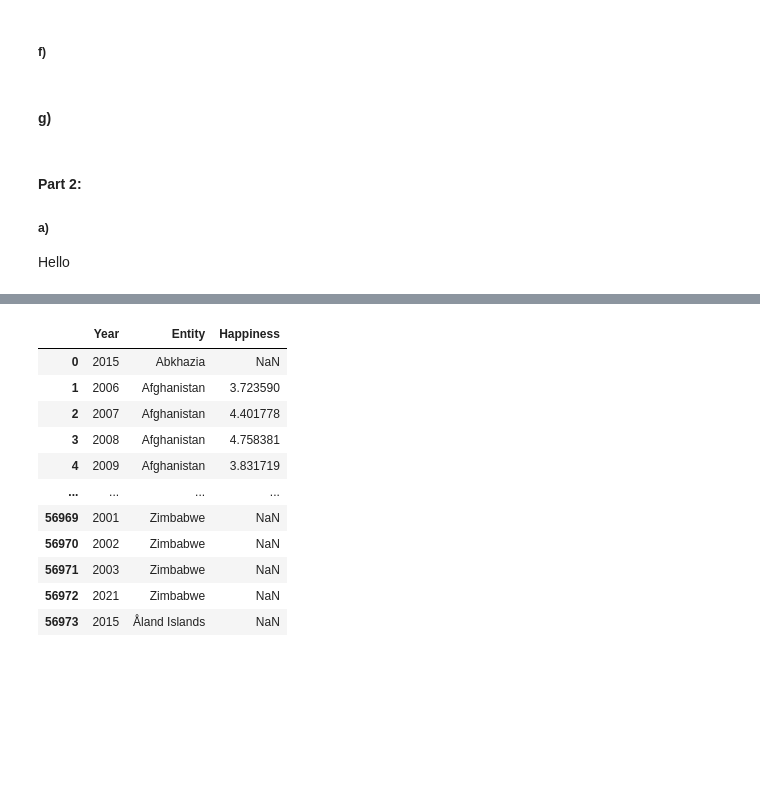
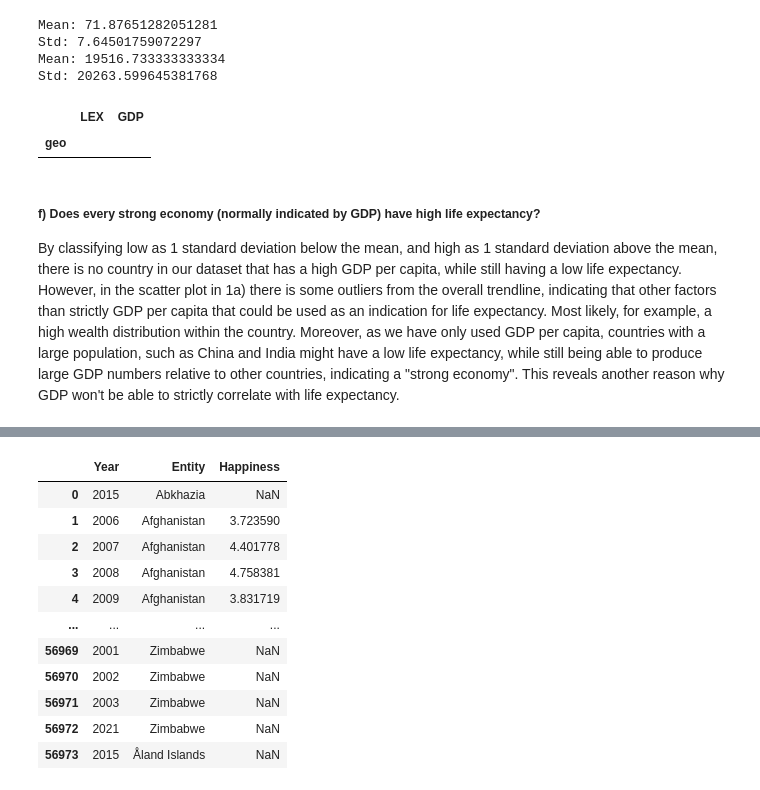
Before and after one commit to JohanBirger/DAT405, a Jupyter notebook: A1.ipynb, the cells around one changed output, grey strips where cells are left out. Saved outputs shown, nothing was run; the diff lists cells and outputs as text; code cells hidden in the pictures; blank space fills up the shorter version.

```diff
--- a/A1.ipynb
+++ b/A1.ipynb
@@ -102,12 +105,20 @@ Std: 20263.59964538176
 | geo |  |  |
 | col | 79.69 | 14096 |
 | cri | 80.20 | 19142 |
-# %% [markdown]
-##### f)
-# %% [markdown]
-#### g)
-# %% [markdown]
-#### Part 2:
-##### a)
-
-Hello
+# %%
+LLHGDP = deviatingEntries(getDFYear(lex_gdp,2015),'LEX',1,'below').merge(deviatingEntries(getDFYear(lex_gdp,2015),'GDP',1,'above'),on ='geo')
+LLHGDP.drop(columns=['LEX_y','GDP_y'], inplace= True)
+LLHGDP.rename(columns={'LEX_x':'LEX','GDP_x':'GDP'},inplace = True)
+
+LLHGDP
+# %% [output]
+Mean: 71.87651282051281
+Std: 7.64501759072297
+Mean: 19516.733333333334
+Std: 20263.599645381768
+|  | LEX | GDP |
+| geo |  |  |
+# %% [markdown]
+##### f) Does every strong economy (normally indicated by GDP) have high life expectancy?
+
+By classifying low as 1 standard deviation below the mean, and high as 1 standard deviation above the mean, there is no country in our dataset that has a high GDP per capita, while still having a low life expectancy. However, in the scatter plot in 1a) there is some outliers from the overall trendline, indicating that other factors than strictly GDP per capita that could be used as an indication for life expectancy. Most likely, for example, a high wealth distribution within the country. Moreover, as we have only used GDP per capita, countries with a large population, such as China and India might have a low life expectancy, while still being able to produce large GDP numbers relative to other countries, indicating a "strong economy". This reveals another reason why GDP won't be able to strictly correlate with life expectancy.
```
Also changed, not shown: parts of 18 cells of this notebook.
